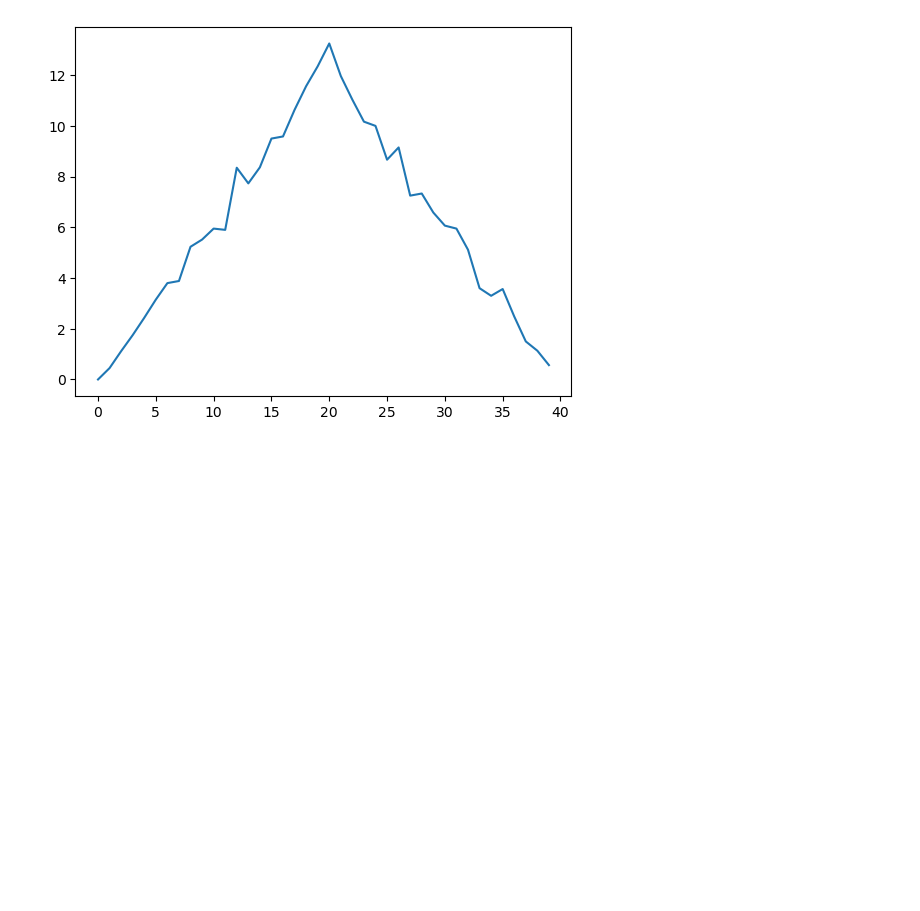
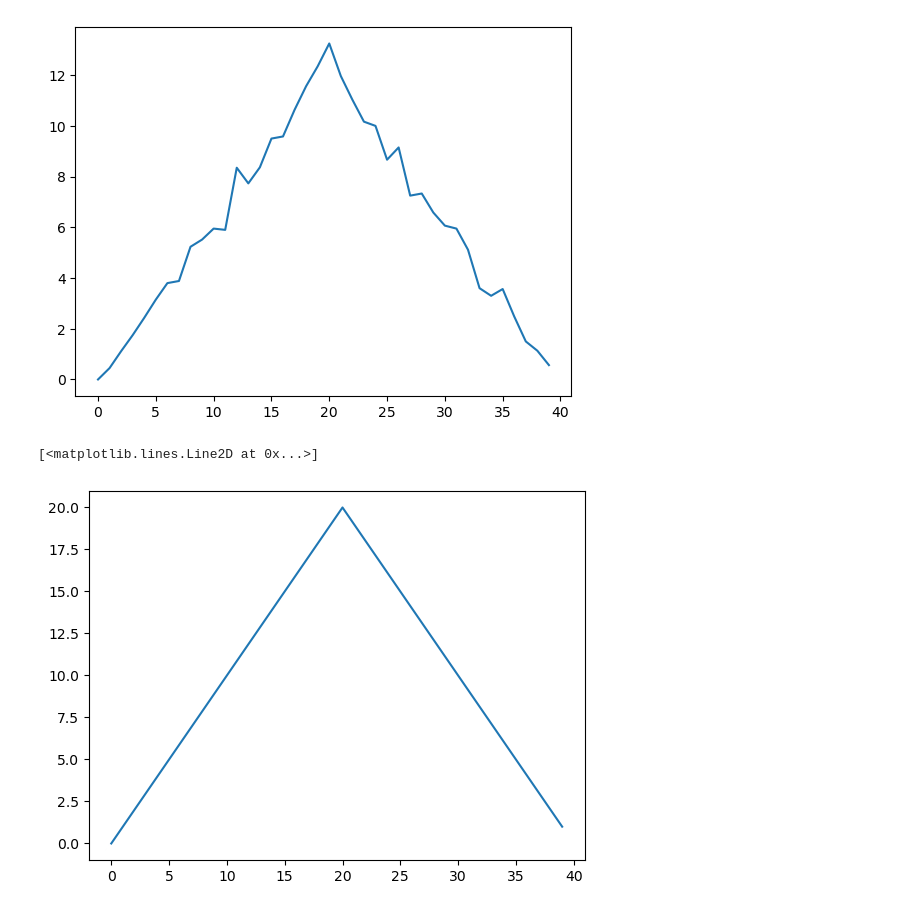
Before and after one commit to tu-delft-library/introduction_to_programming_with_python, a Jupyter notebook: material_for_participants/python_one.ipynb, the cells around one changed output. Saved outputs shown, nothing was run; the diff lists cells and outputs as text; code cells hidden in the pictures; blank space fills up the shorter version.

```diff
--- a/material_for_participants/python_one.ipynb
+++ b/material_for_participants/python_one.ipynb
@@ -246,4 +246,7 @@ plt.plot(np.mean(data,axis=0))
 [<matplotlib.lines.Line2D at 0x...>]
 [figure]
 # %%
-plt.plot(n
+plt.plot(np.max(data, axis=0))
+# %% [output]
+[<matplotlib.lines.Line2D at 0x...>]
+[figure, added]
```
Also changed, not shown: parts of 2 cells of this notebook.
